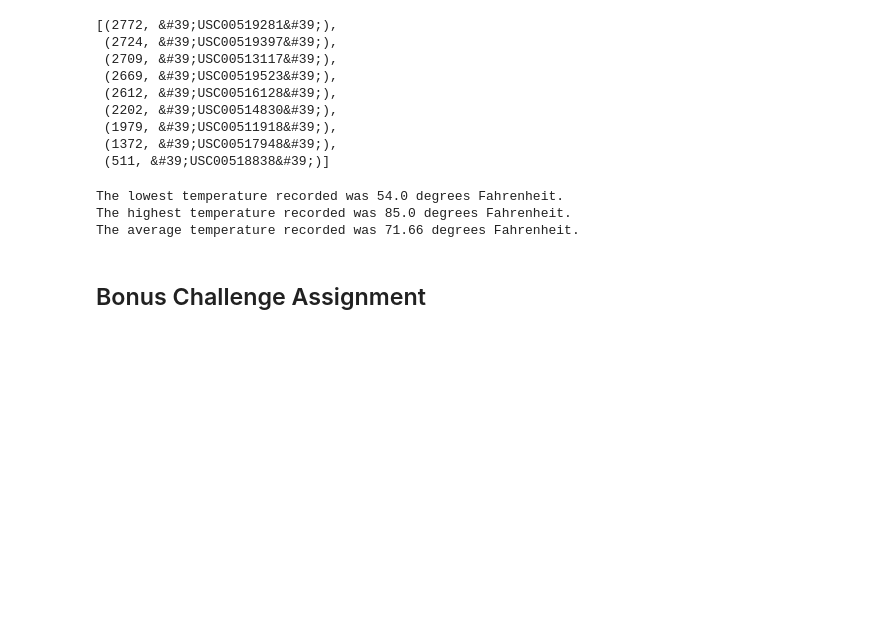
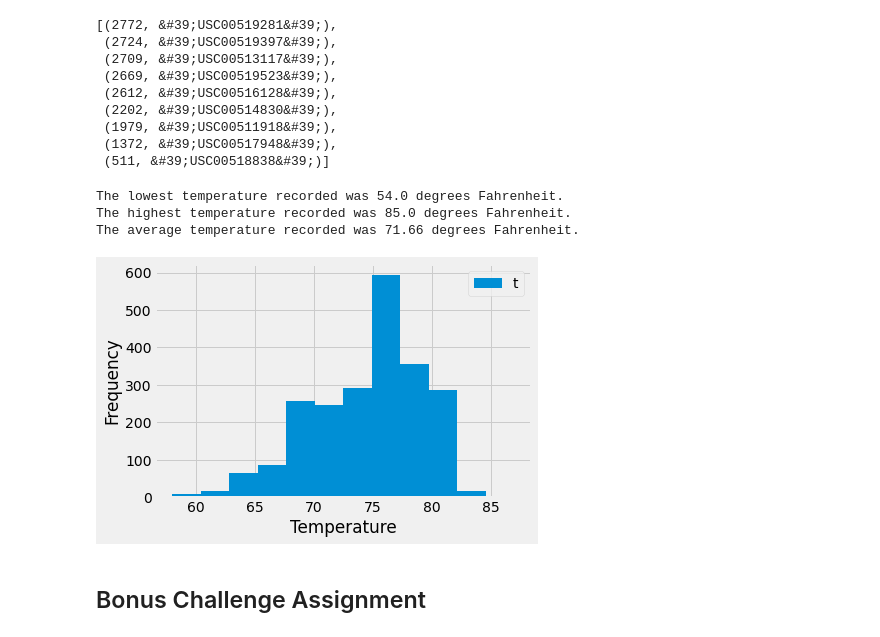
Before and after one commit to Lbrady1025/sqlalchemy-challenge, a Jupyter notebook: climate_starter.ipynb, the cells around one changed output. Drawn from its saved outputs; the diff is of its cells as text; code cells hidden in the pictures; blank space fills up the shorter version.

Commit message:
adjust histogram

```diff
--- a/climate_starter.ipynb
+++ b/climate_starter.ipynb
@@ -146,6 +146,27 @@ The average temperature recorded was 71.66 degrees Fahrenheit.
 # %%
 # Choose the station with the highest number of temperature observations.
 # Query the last 12 months of temperature observation data for this station and plot the results as a histogram
+year_temps = session.query(measurement.tobs).\
+    filter(measurement.date >= year_ago)
+
+temp_list = []
+for tobs in year_temps:
+    temp_list.append(tobs[0])
+
+temp_list
+
+x = temp_list
+
+plt.hist(x,bins=12)
+
+plt.xlabel('Temperature')
+plt.ylabel('Frequency')
+plt.legend('tobs',loc='best')
+
+plt.savefig('Graphs/hist.png')
+plt.show()
+# %% [output]
+[figure, added]
 # %% [markdown]
 ## Bonus Challenge Assignment
 # %%
```
Also changed, not shown: parts of 1 cell of this notebook, 1 other file.
